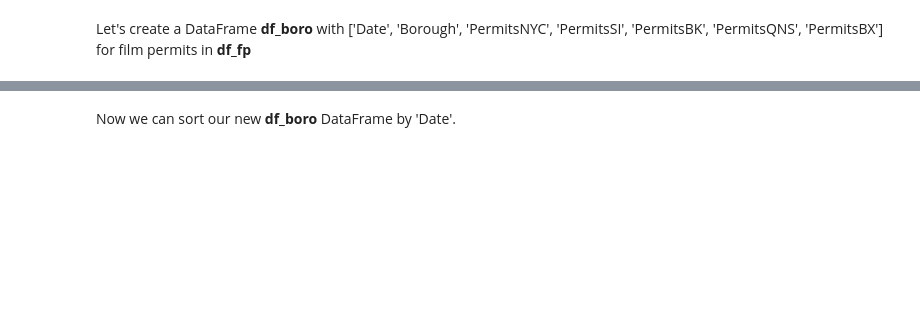
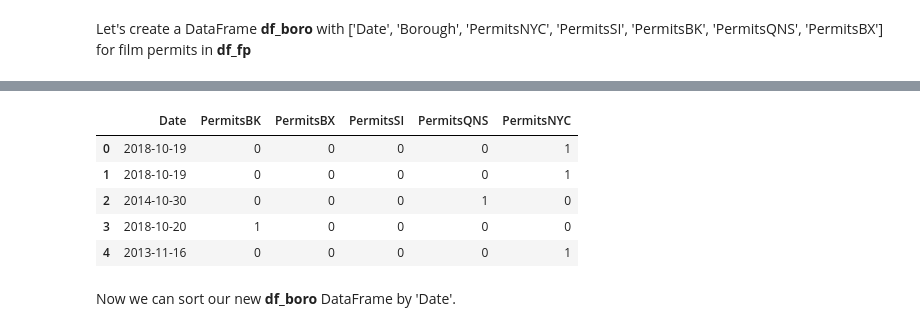
Before and after one commit to ProfessorPatrickSlatraigh/CST2312, a Jupyter notebook: CST2312_WK16CL26_Datetime_06Dec2021.ipynb, the cells around one changed output, grey strips where cells are left out. Saved outputs shown, nothing was run; the diff lists cells and outputs as text; code cells hidden in the pictures; blank space fills up the shorter version.

```diff
--- a/CST2312_WK16CL26_Datetime_06Dec2021.ipynb
+++ b/CST2312_WK16CL26_Datetime_06Dec2021.ipynb
@@ -1219,3 +1424,12 @@ df_boro = df_fp[['Date', 'PermitsBK', 'PermitsBX', 'PermitsSI', 'PermitsQNS', 'P
+# %%
+df_boro.head()
+# %% [output]
+|  | Date | PermitsBK | PermitsBX | PermitsSI | PermitsQNS | PermitsNYC |
+| 0 | 2018-10-19 | 0 | 0 | 0 | 0 | 1 |
+| 1 | 2018-10-19 | 0 | 0 | 0 | 0 | 1 |
+| 2 | 2014-10-30 | 0 | 0 | 0 | 1 | 0 |
+| 3 | 2018-10-20 | 1 | 0 | 0 | 0 | 0 |
+| 4 | 2013-11-16 | 0 | 0 | 0 | 0 | 1 |
 # %% [markdown]
 Now we can sort our new **df_boro** DataFrame by 'Date'.
 # %%
```
Also changed, not shown: parts of 37 cells of this notebook.
